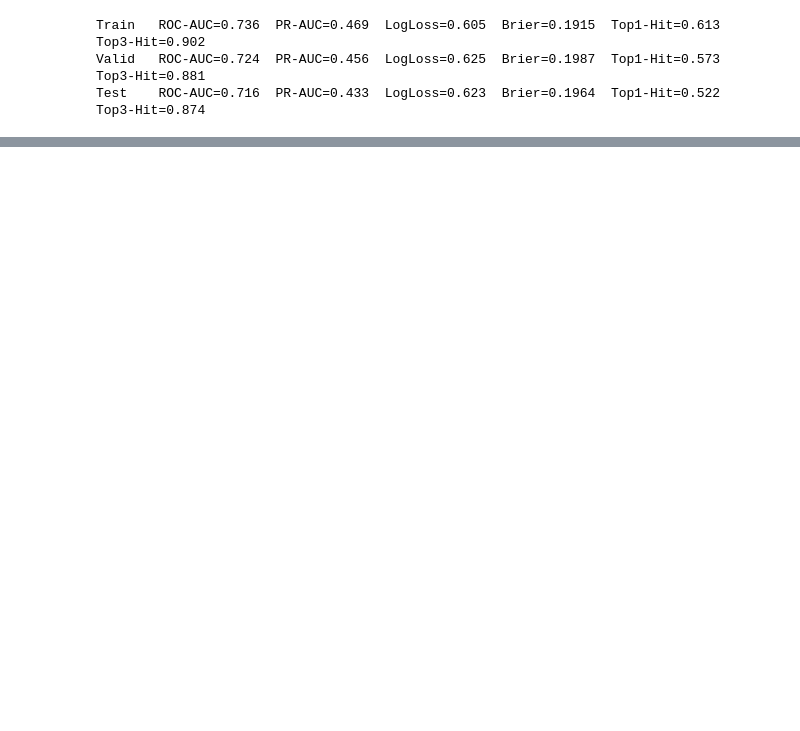
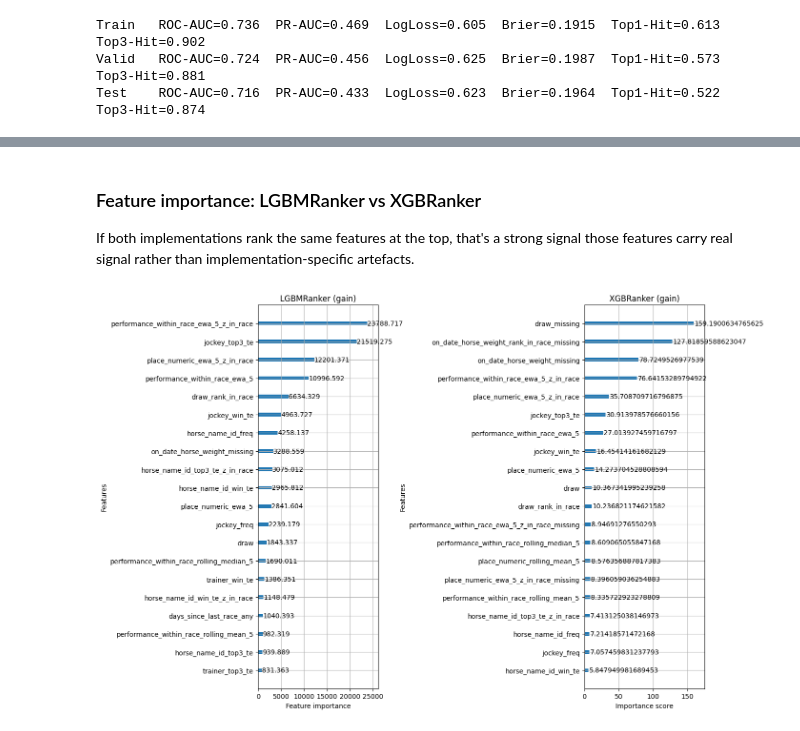
Before and after one commit to anton-schwarberg/Hongkong-Horse-Racing-Prediction, a Jupyter notebook: notebooks/05_Modelling.ipynb, the cells around one changed output, grey strips where cells are left out. Saved outputs shown, nothing was run; the diff lists cells and outputs as text; code cells hidden in the pictures; blank space fills up the shorter version.

```diff
--- a/notebooks/05_Modelling.ipynb
+++ b/notebooks/05_Modelling.ipynb
@@ -219,0 +304,31 @@ Test    ROC-AUC=0.716  PR-AUC=0.433  LogLoss=0.623  Brier=0.1964  Top1-Hit=0.522
+# %%
+def get_qid(part):
+    return part.groupby('unique_id', sort=False).ngroup().to_numpy()
+# %%
+qid_train = get_qid(train)
+qid_valid = get_qid(valid)
+qid_test  = get_qid(test)
+# %%
+xgb_ranker = xgb.XGBRanker(
+    objective='rank:ndcg',
+    n_estimators=2000,
+    learning_rate=0.05,
+    max_depth=6,
+    min_child_weight=100,
+    subsample=0.8,
+    colsample_bytree=0.8,
+    reg_alpha=0.5,
+    reg_lambda=2.0,
+    random_state=RANDOM_STATE,
+    n_jobs=-1,
+    early_stopping_rounds=100,
+    eval_metric='ndcg@1',
+)
+# %%
+xgb_ranker.fit(
+    X_train, y_train,
+    qid=qid_train,
+    eval_set=[(X_valid, y_valid)],
+    eval_qid=[qid_valid],
+    verbose=50,
+)
@@ -241,0 +423,20 @@ plt.show()
+# %% [markdown]
+### Feature importance: LGBMRanker vs XGBRanker
+
+If both implementations rank the same features at the top, that's a strong
+signal those features carry real signal rather than implementation-specific
+artefacts.
+# %%
+fig, axes = plt.subplots(1, 2, figsize=(14, 9))
+lgb.plot_importance(
+    ranker, ax=axes[0], max_num_features=20,
+    importance_type='gain', title='LGBMRanker (gain)',
+)
+xgb.plot_importance(
+    xgb_ranker, ax=axes[1], max_num_features=20,
+    importance_type='gain', title='XGBRanker (gain)',
+)
+plt.tight_layout()
+plt.show()
+# %% [output]
+[figure, added]
```
Also changed, not shown: parts of 32 cells of this notebook, 1 other file.
